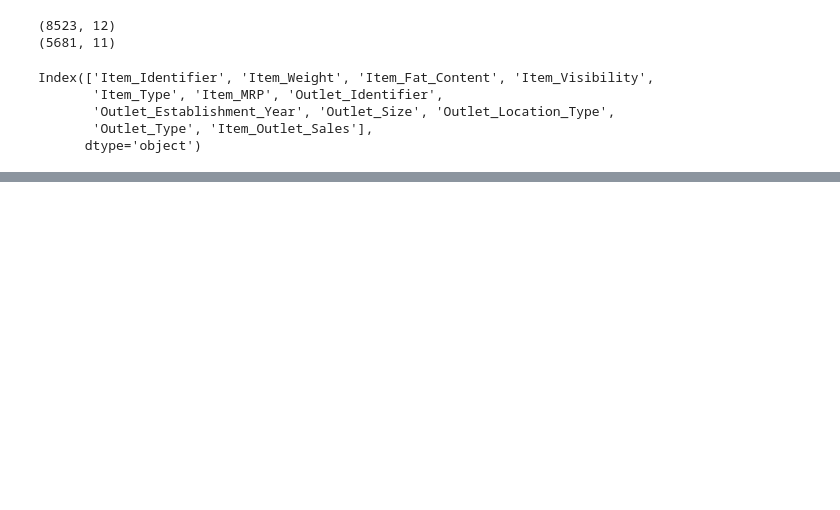
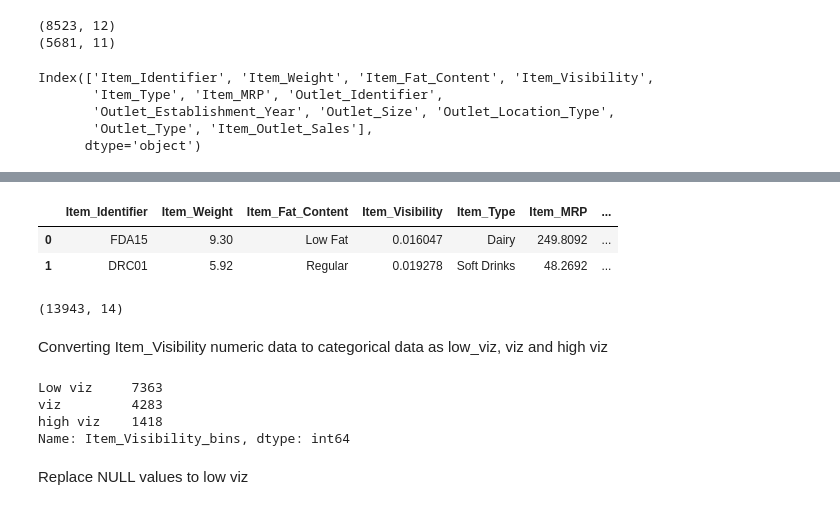
Before and after one commit to x-Rahul/Machine-Learning-and-Ai, a Jupyter notebook: Bigmart Sales/bigmartsales.ipynb, the cells around one changed output, grey strips where cells are left out. Saved outputs shown, nothing was run; the diff lists cells and outputs as text; code cells hidden in the pictures; blank space fills up the shorter version.

```diff
--- a/Bigmart Sales/bigmartsales.ipynb
+++ b/Bigmart Sales/bigmartsales.ipynb
@@ -41,0 +154,13 @@ Index(['Item_Identifier', 'Item_Weight', 'Item_Fat_Content', 'Item_Visibility',
+# %%
+# Removeing Outliers
+fill_df = df.query('(@Q1 - 1.5 * @IQR) <= Item_Visibility <= (@Q3 + 1.5 * @IQR)')
+# %%
+fill_df.head(2)
+# %% [output]
+|  | Item_Identifier | Item_Weight | Item_Fat_Content | Item_Visibility | Item_Type | Item_MRP | ... |
+| 0 | FDA15 | 9.30 | Low Fat | 0.016047 | Dairy | 249.8092 | ... |
+| 1 | DRC01 | 5.92 | Regular | 0.019278 | Soft Drinks | 48.2692 | ... |
+# %%
+fill_df.shape
+# %% [output]
+(13943, 14)
@@ -41,0 +169,12 @@ Index(['Item_Identifier', 'Item_Weight', 'Item_Fat_Content', 'Item_Visibility',
+# %% [markdown]
+Converting Item_Visibility numeric data to categorical data as low_viz, viz and high viz
+# %%
+df["Item_Visibility_bins"] = pd.cut(df['Item_Visibility'], [0.000, 0.065, 0.13, 0.2], labels = ['low viz', 'viz', 'high viz'])
+df['Item_Visibility_bins'].value_counts()
+# %% [output]
+Low viz     7363
+viz         4283
+high viz    1418
+Name: Item_Visibility_bins, dtype: int64
+# %% [markdown]
+Replace NULL values to low viz
```
Also changed, not shown: parts of 18 cells of this notebook.
